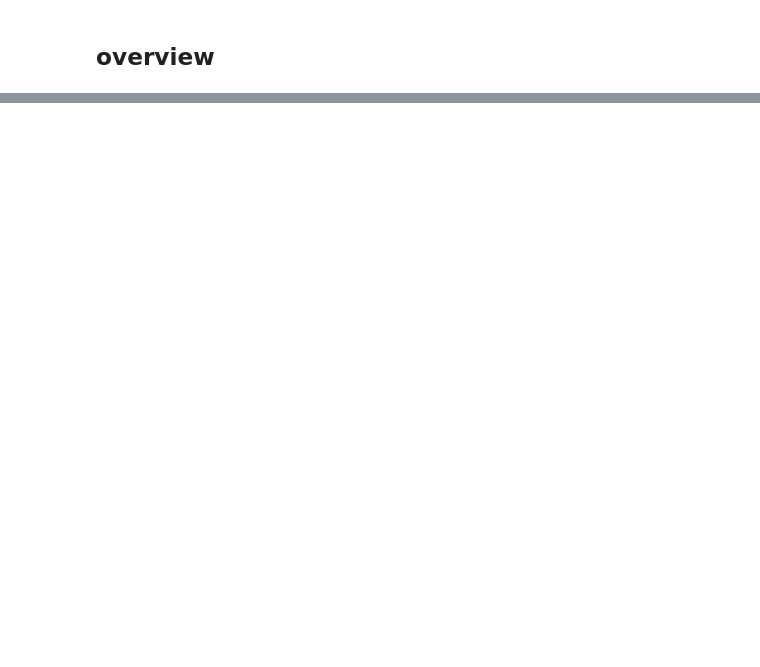
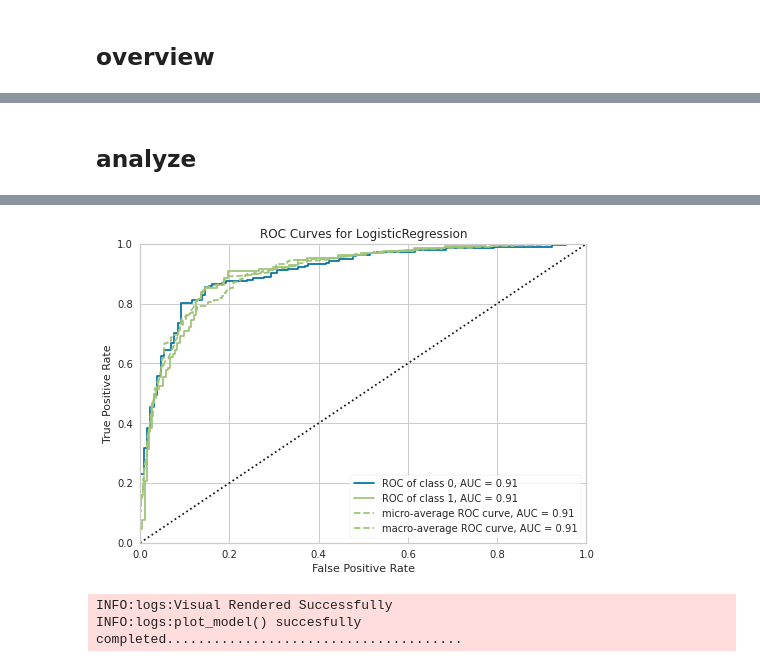
Before and after one commit to TMdiesel/machine-learning, a Jupyter notebook: automl/notebooks/pycaret.ipynb, the cells around one changed output, grey strips where cells are left out. Saved outputs shown, nothing was run; the diff lists cells and outputs as text; code cells hidden in the pictures; blank space fills up the shorter version.

```diff
--- a/automl/notebooks/pycaret.ipynb
+++ b/automl/notebooks/pycaret.ipynb
@@ -39,0 +120,2 @@ matplotlib.rcParams["font.family"] = font_prop.get_name()
+# %%
+lr = create_model('lr')
@@ -39,0 +194,5 @@ matplotlib.rcParams["font.family"] = font_prop.get_name()
+# %% [markdown]
+## analyze
+# %%
+plot_model(lr)
+# %% [output]
@@ -39,0 +202,3 @@ matplotlib.rcParams["font.family"] = font_prop.get_name()
+[figure, added]
+INFO:logs:Visual Rendered Successfully
+INFO:logs:plot_model() succesfully completed......................................
```
Also changed, not shown: parts of 12 cells of this notebook.
